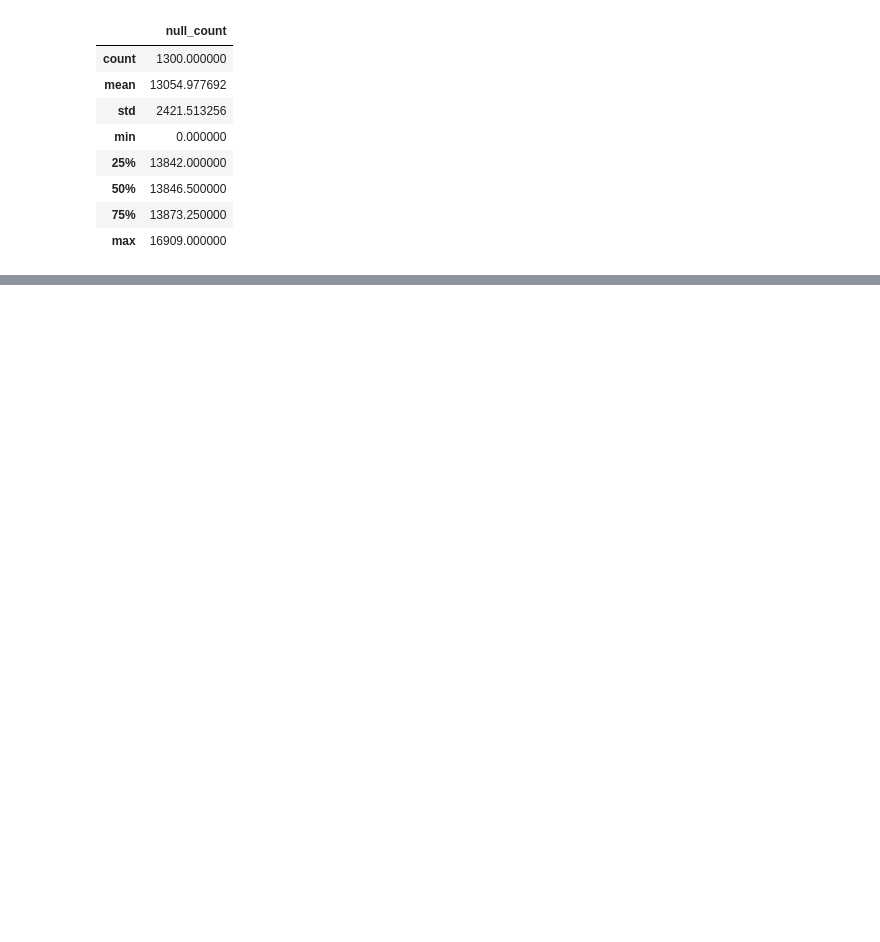
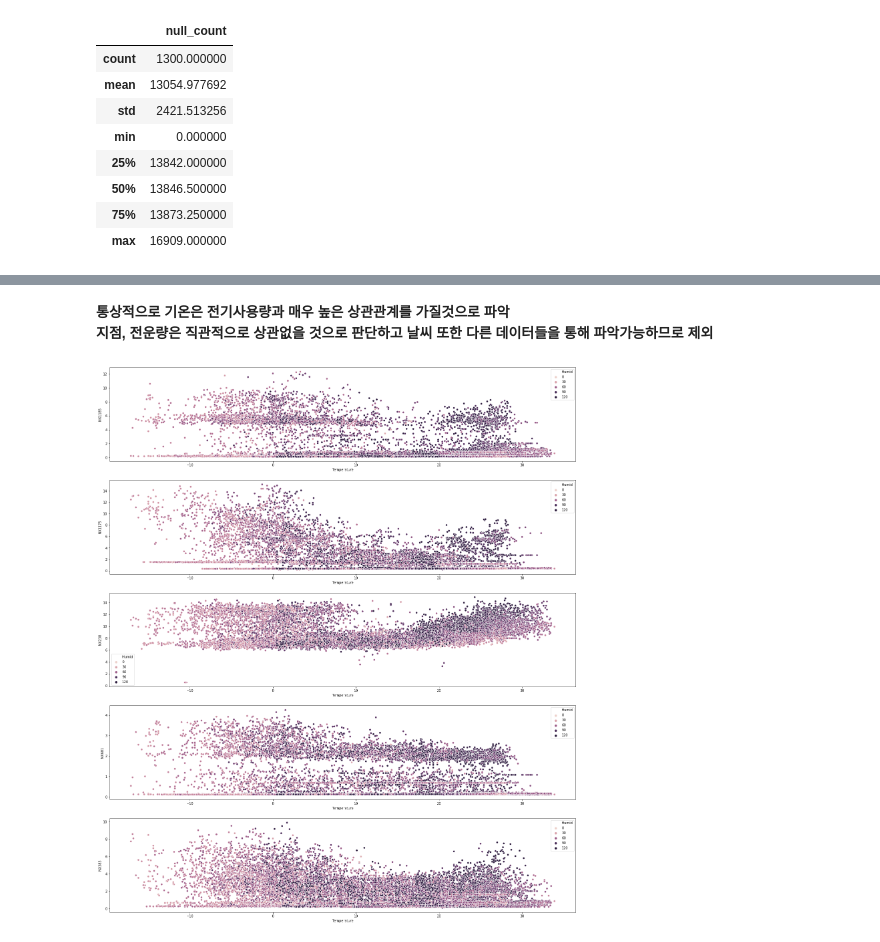
Before and after one commit to Kiminjo/electricity_usage_forecast, a Jupyter notebook: feature_engineering.ipynb, the cells around one changed output, grey strips where cells are left out. Cells and saved outputs as stored; diff of their text form; code cells hidden in the pictures; blank space fills up the shorter version.

```diff
--- a/feature_engineering.ipynb
+++ b/feature_engineering.ipynb
@@ -16,6 +18,7 @@ warnings.filterwarnings(action = 'ignore')
 # %%
 train_original = pd.read_csv('data/train.csv')
 test_original = pd.read_csv('data/test.csv')
+weather = pd.read_csv('data/weather_hour.csv', encoding = 'cp949')
 
 train = train_original.copy()
 test = test_original.copy()
@@ -61,0 +146,3 @@ null_counts.describe()
+# %% [markdown]
+**통상적으로 기온은 전기사용량과 매우 높은 상관관계를 가질것으로 파악**
+**지점, 전운량은 직관적으로 상관없을 것으로 판단하고 날씨 또한 다른 데이터들을 통해 파악가능하므로 제외**
@@ -61,0 +153,11 @@ null_counts.describe()
+# %%
+fig, ax = plt.subplots(5, 1, figsize = (25, 30))
+
+sns.scatterplot(x = weather['Temperature'], y = train['NX1185'], hue = weather['Humid'], ax = ax[0])
+sns.scatterplot(x = weather['Temperature'], y = train['NX1175'], hue = weather['Humid'], ax = ax[1])
+sns.scatterplot(x = weather['Temperature'], y = train['NX238'], hue = weather['Humid'], ax = ax[2])
+sns.scatterplot(x = weather['Temperature'], y = train['NX681'], hue = weather['Humid'], ax = ax[3])
+sns.scatterplot(x = weather['Temperature'], y = train['NX383'], hue = weather['Humid'], ax = ax[4])
+plt.show()
+# %% [output]
+[figure, added]
```
Also changed, not shown: parts of 28 cells of this notebook.
